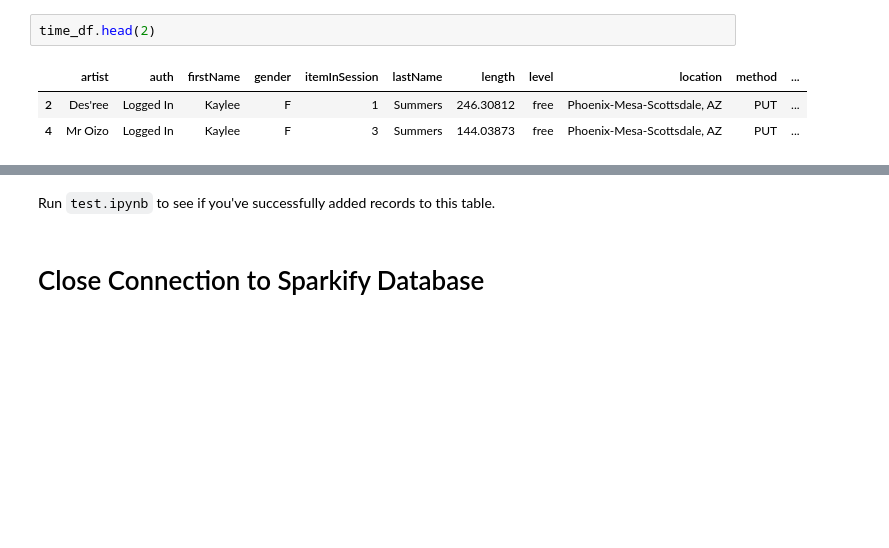
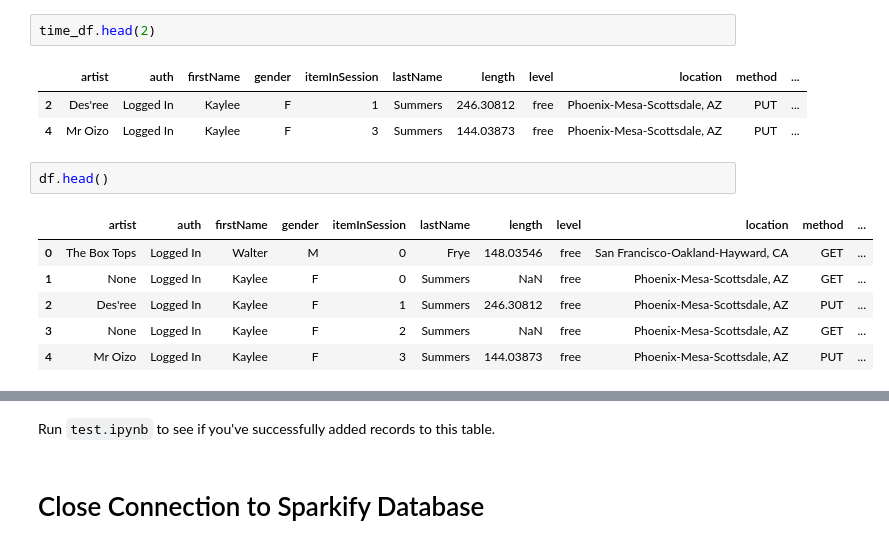
Before and after one commit to appleTree2017/Data_Engineer_project1_Build_ETL_pipeline, a Jupyter notebook: etl.ipynb, the cells around one changed output, grey strips where cells are left out. Cells and saved outputs as stored; diff of their text form; blank space fills up the shorter version.

```diff
--- a/etl.ipynb
+++ b/etl.ipynb
@@ -207,3 +207,12 @@ time_df.head(2)
 |  | artist | auth | firstName | gender | itemInSession | lastName | length | level | location | method | ... |
 | 2 | Des'ree | Logged In | Kaylee | F | 1 | Summers | 246.30812 | free | Phoenix-Mesa-Scottsdale, AZ | PUT | ... |
 | 4 | Mr Oizo | Logged In | Kaylee | F | 3 | Summers | 144.03873 | free | Phoenix-Mesa-Scottsdale, AZ | PUT | ... |
+# %%
+df.head()
+# %% [output]
+|  | artist | auth | firstName | gender | itemInSession | lastName | length | level | location | method | ... |
+| 0 | The Box Tops | Logged In | Walter | M | 0 | Frye | 148.03546 | free | San Francisco-Oakland-Hayward, CA | GET | ... |
+| 1 | None | Logged In | Kaylee | F | 0 | Summers | NaN | free | Phoenix-Mesa-Scottsdale, AZ | GET | ... |
+| 2 | Des'ree | Logged In | Kaylee | F | 1 | Summers | 246.30812 | free | Phoenix-Mesa-Scottsdale, AZ | PUT | ... |
+| 3 | None | Logged In | Kaylee | F | 2 | Summers | NaN | free | Phoenix-Mesa-Scottsdale, AZ | GET | ... |
+| 4 | Mr Oizo | Logged In | Kaylee | F | 3 | Summers | 144.03873 | free | Phoenix-Mesa-Scottsdale, AZ | PUT | ... |
```
Also changed, not shown: parts of 4 cells of this notebook, 4 other files.
